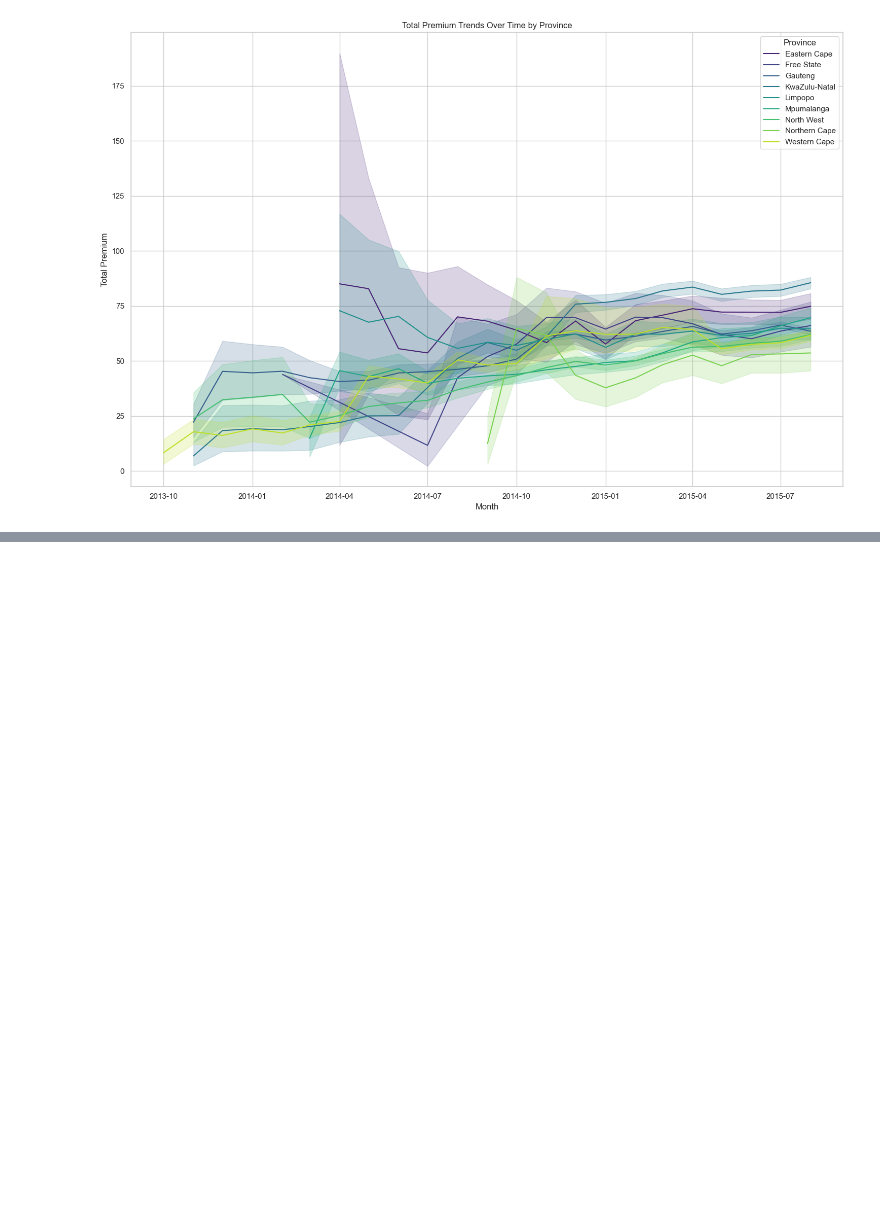
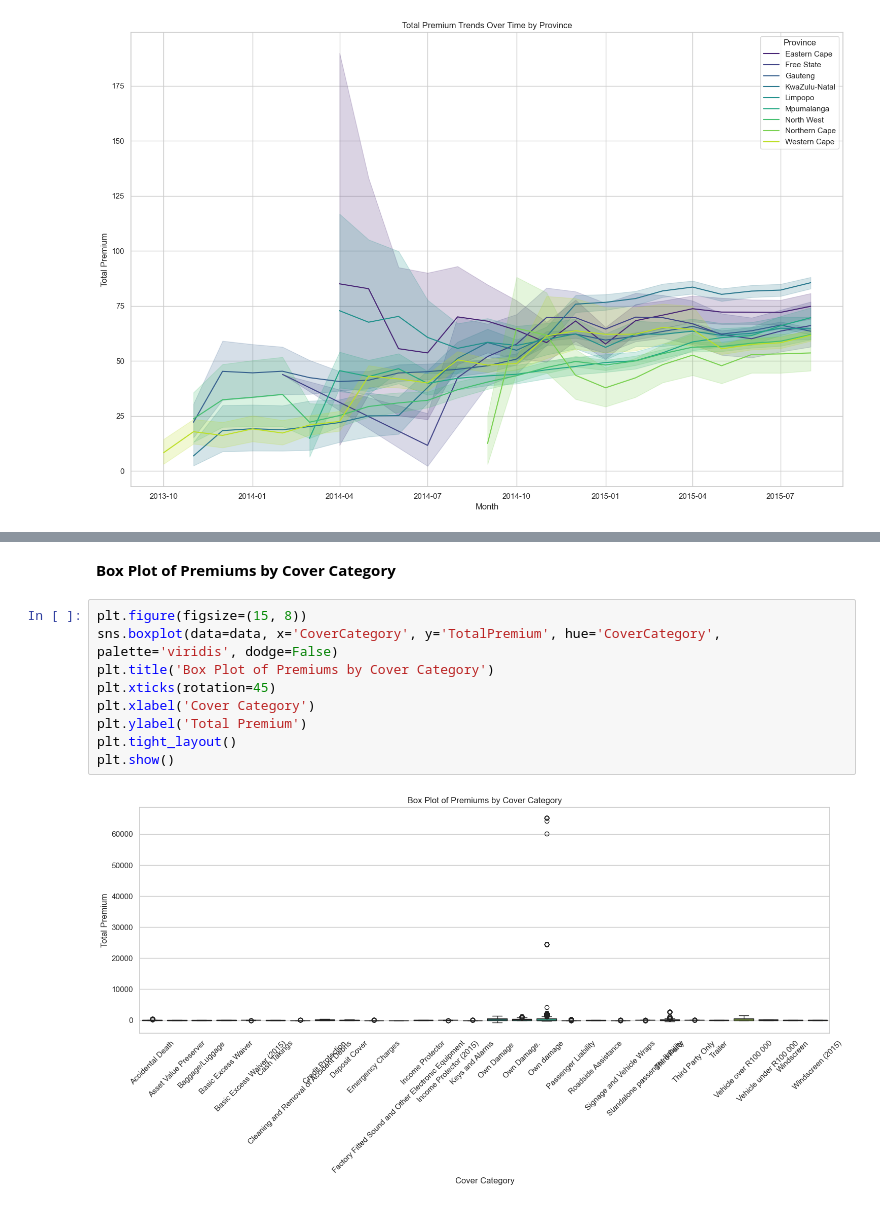
Before and after one commit to Wbam/Week-3, a Jupyter notebook: notebooks/eda_summary.ipynb, the cells around one changed output, grey strips where cells are left out. Saved outputs shown, nothing was run; the diff lists cells and outputs as text; blank space fills up the shorter version.

```diff
--- a/notebooks/eda_summary.ipynb
+++ b/notebooks/eda_summary.ipynb
@@ -406,0 +438,13 @@ plt.show()
+# %% [markdown]
+<font size="10"><b>Box Plot of Premiums by Cover Category</b></font>
+# %%
+plt.figure(figsize=(15, 8))
+sns.boxplot(data=data, x='CoverCategory', y='TotalPremium', hue='CoverCategory', palette='viridis', dodge=False)
+plt.title('Box Plot of Premiums by Cover Category')
+plt.xticks(rotation=45)
+plt.xlabel('Cover Category')
+plt.ylabel('Total Premium')
+plt.tight_layout()
+plt.show()
+# %% [output]
+[figure, added]
```
Also changed, not shown: parts of 7 cells of this notebook.
